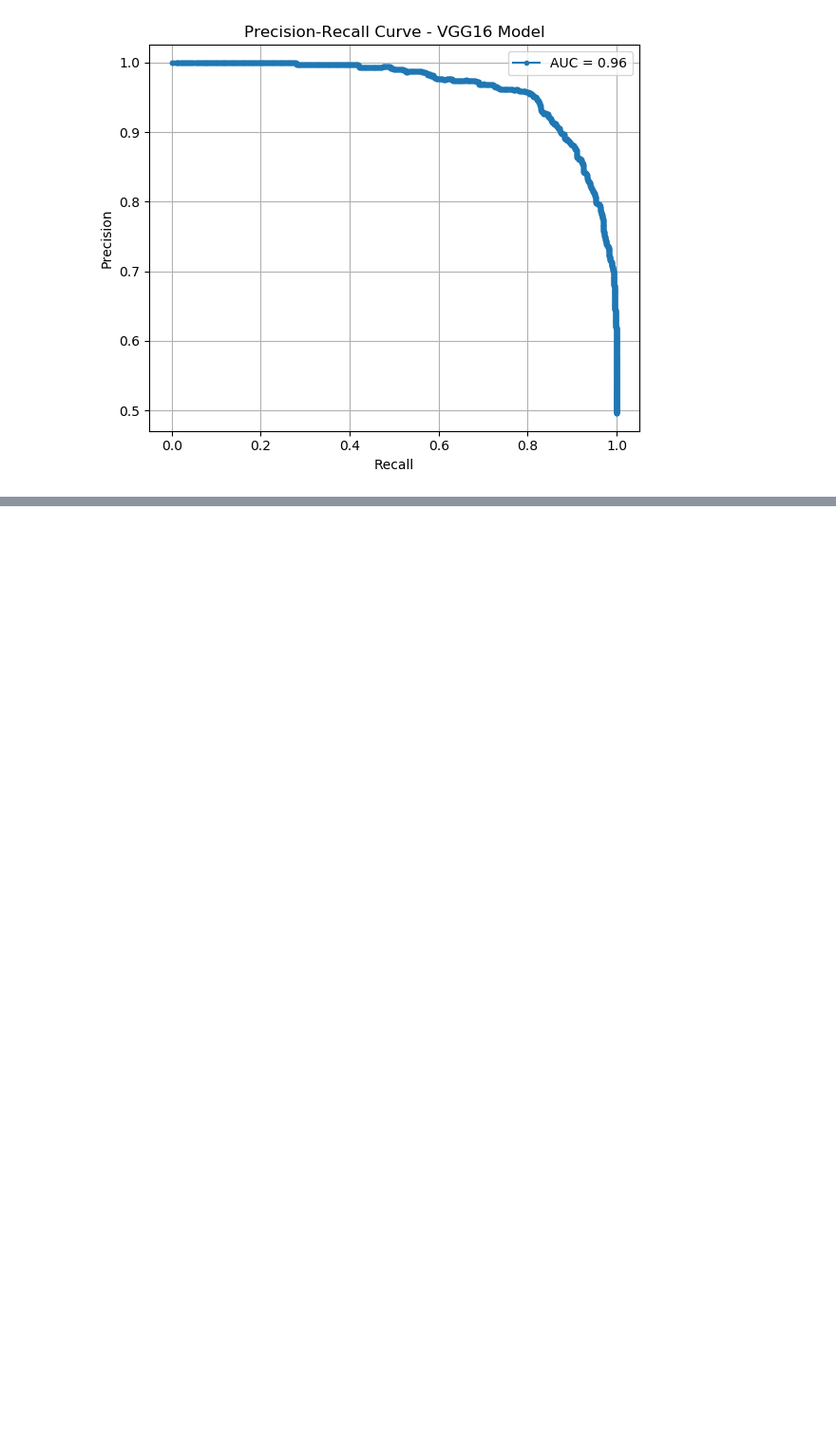
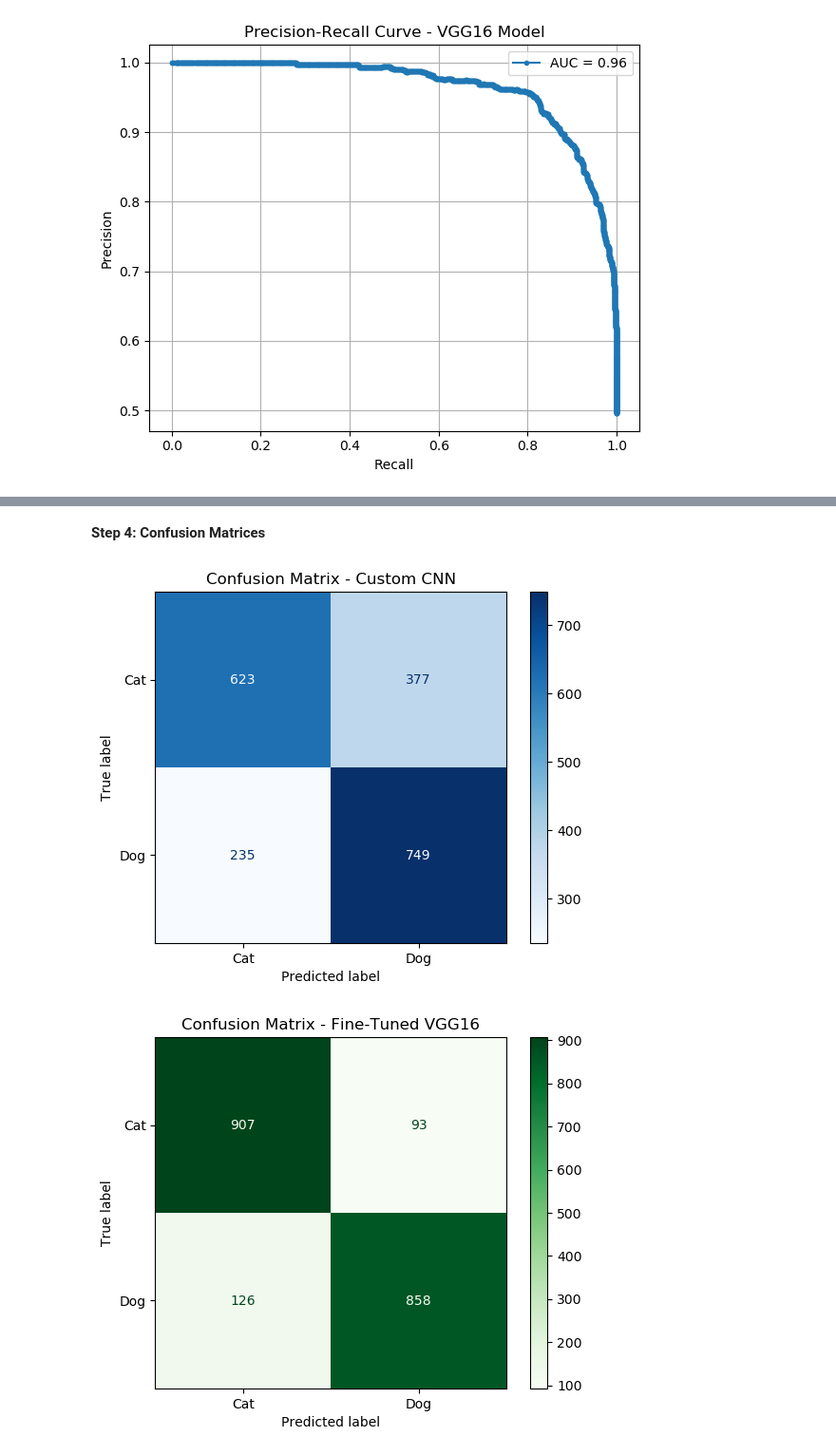
Before and after one commit to MandeepCon/CSCN8010-Practical-Lab-3, a Jupyter notebook: PracticalLab3.ipynb, the cells around one changed output, grey strips where cells are left out. Shown at 95% size. Cells and saved outputs as stored; diff of their text form; code cells hidden in the pictures; blank space fills up the shorter version.

```diff
--- a/PracticalLab3.ipynb
+++ b/PracticalLab3.ipynb
@@ -837,0 +856,5 @@ plt.show()
+# %%
+from tensorflow.keras.models import load_model
+
+cnn_model = load_model("Models/cnn_model.h5")
+vgg16_model = load_model("Models/vgg16_model.h5")
@@ -837,0 +863,16 @@ plt.show()
+# %%
+Y_true = test_generator.classes
+
+# Get model predictions
+cnn_probs = cnn_model.predict(test_generator, steps=test_generator.samples // test_generator.batch_size)
+vgg_probs = vgg16_model.predict(test_generator, steps=test_generator.samples // test_generator.batch_size)
+
+# Convert probabilities to class labels
+cnn_preds = (cnn_probs > 0.5).astype(int).flatten()
+vgg_preds = (vgg_probs > 0.5).astype(int).flatten()
+
+# Align lengths if needed
+min_len = min(len(Y_true), len(cnn_preds), len(vgg_preds))
+Y_true = Y_true[:min_len]
+cnn_preds = cnn_preds[:min_len]
+vgg_preds = vgg_preds[:min_len]
@@ -837,0 +910,24 @@ plt.show()
+# %% [markdown]
+**Step 4: Confusion Matrices**
+# %%
+from sklearn.metrics import confusion_matrix, ConfusionMatrixDisplay
+import matplotlib.pyplot as plt
+
+# CNN Confusion Matrix
+cm_cnn = confusion_matrix(Y_true, cnn_preds)
+disp_cnn = ConfusionMatrixDisplay(cm_cnn, display_labels=["Cat", "Dog"])
+disp_cnn.plot(cmap="Blues")
+plt.title("Confusion Matrix - Custom CNN")
+plt.grid(False)
+plt.show()
+
+# VGG16 Confusion Matrix
+cm_vgg = confusion_matrix(Y_true, vgg_preds)
+disp_vgg = ConfusionMatrixDisplay(cm_vgg, display_labels=["Cat", "Dog"])
+disp_vgg.plot(cmap="Greens")
+plt.title("Confusion Matrix - Fine-Tuned VGG16")
+plt.grid(False)
+plt.show()
+# %% [output]
+[figure, added]
+[figure, added]
```
Also changed, not shown: parts of 19 cells of this notebook.
